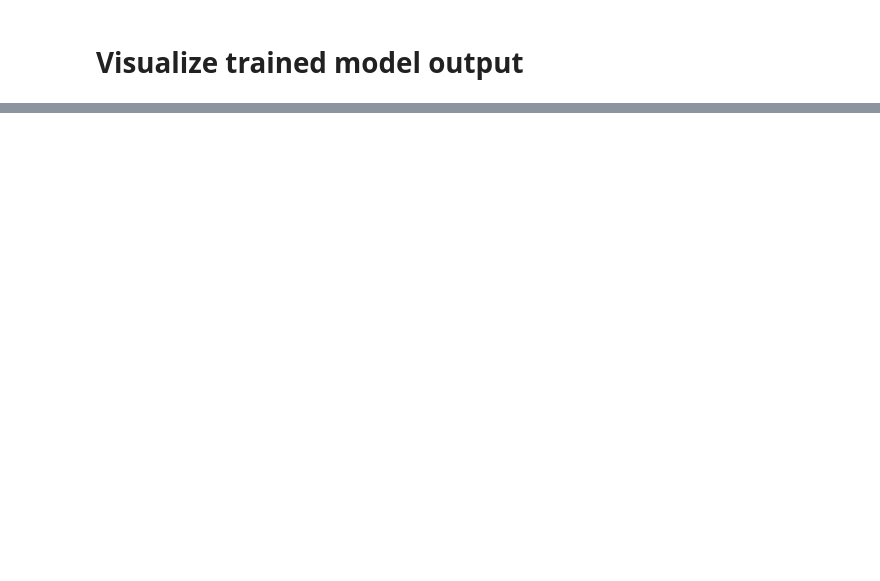
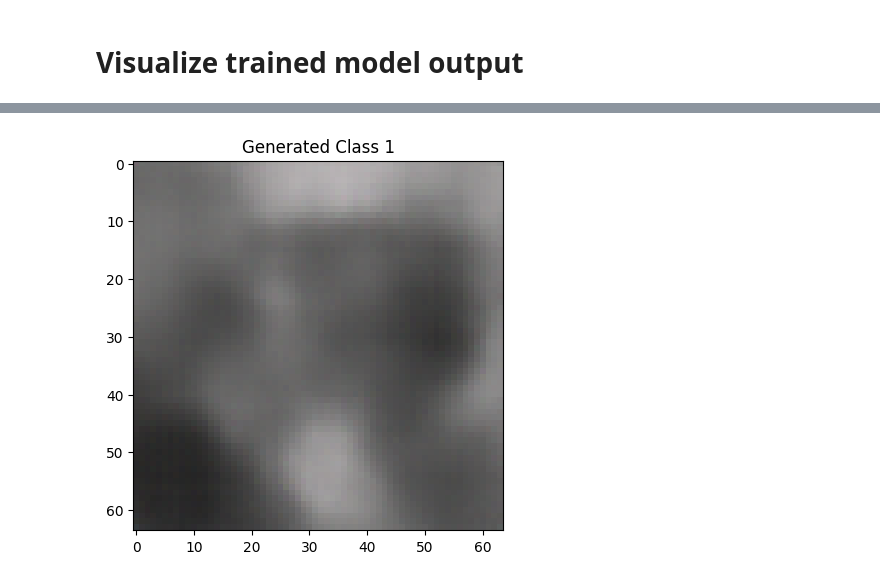
Before and after one commit to robertbejan/deepavance, a Jupyter notebook: miniproject.ipynb, the cells around one changed output, grey strips where cells are left out. Saved outputs shown, nothing was run; the diff lists cells and outputs as text; code cells hidden in the pictures; blank space fills up the shorter version.

```diff
--- a/miniproject.ipynb
+++ b/miniproject.ipynb
@@ -255,0 +377,19 @@ visualize_transformation(model, val_loader, device)
+# %%
+def show_generated_image(model, label):
+    z = torch.randn(1, 256).to(device)
+    y = torch.tensor([label]).to(device)
+
+    # Generate
+    recon = model.decode(z, y)
+
+    # Move to CPU and format for Plotting (Channels Last)
+    # Shape becomes (64, 64, 3)
+    img = recon[0].permute(1, 2, 0).detach().cpu().numpy()
+
+    plt.imshow(img) # Matplotlib treats 0.0-1.0 as valid RGB colors
+    plt.title(f"Generated Class {label}")
+    plt.show()
+# %%
+show_generated_image(model, 1)
+# %% [output]
+[figure, added]
```
Also changed, not shown: parts of 7 cells of this notebook.
